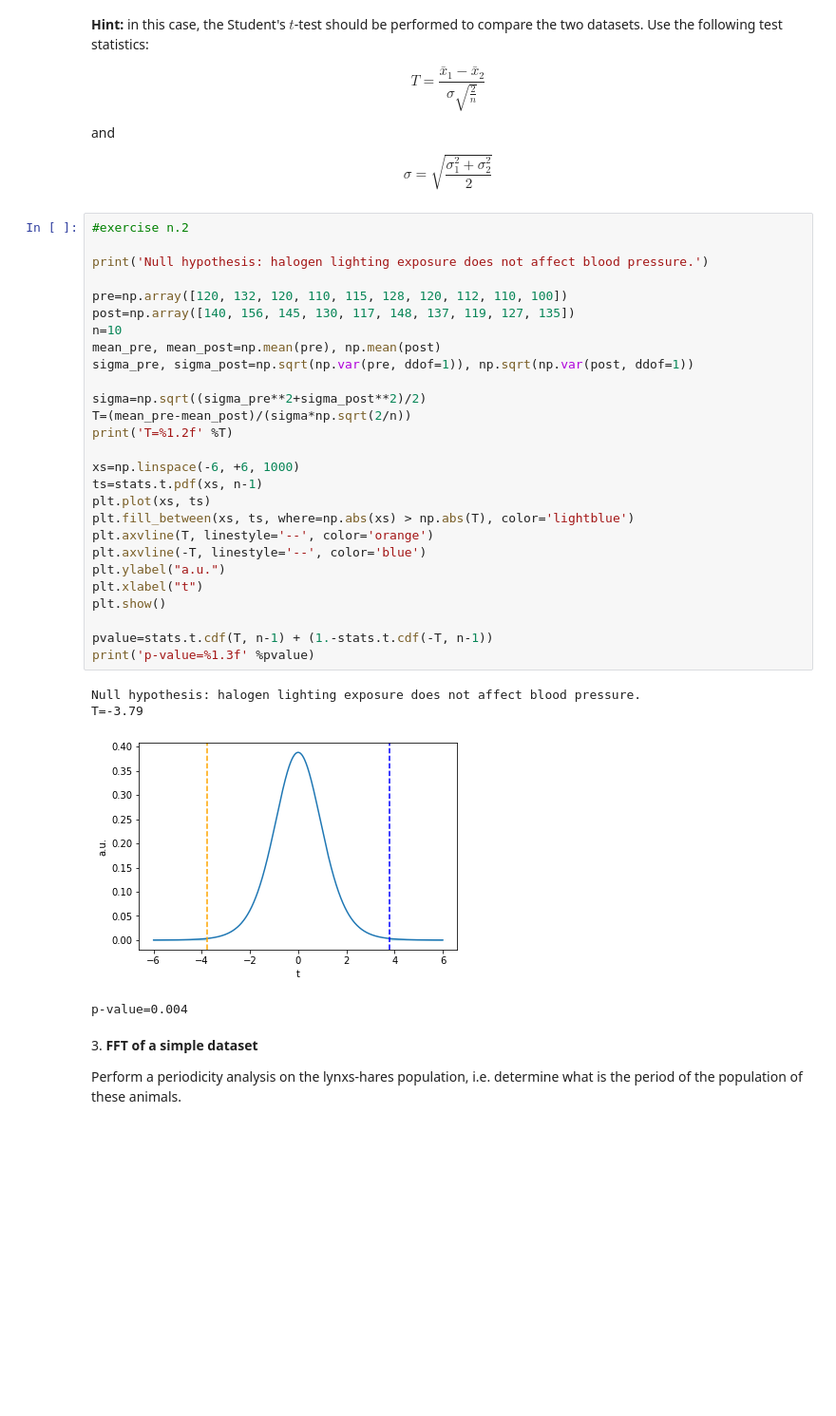
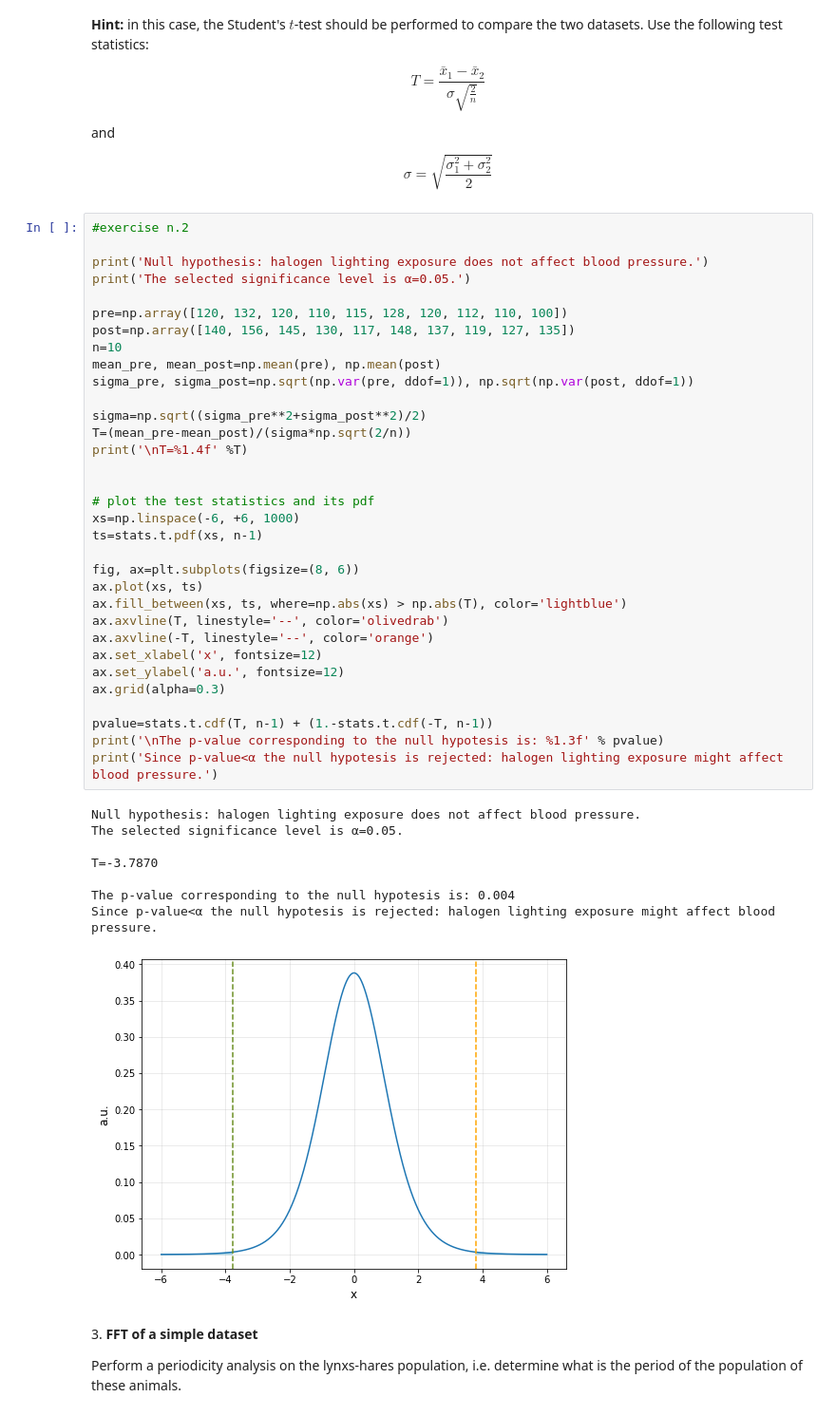
Before and after one commit to vittoriapv/HighLevelProgramming2021, a Jupyter notebook: 09ex_algorithms.ipynb, the cells around one changed output. Shown at 95% size. Saved outputs shown, nothing was run; the diff lists cells and outputs as text; blank space fills up the shorter version.

```diff
--- a/09ex_algorithms.ipynb
+++ b/09ex_algorithms.ipynb
@@ -54,35 +99,45 @@ $$\sigma = \sqrt{\frac{\sigma_1^2 + \sigma_2^2}{2}}$$
 # %%
 #exercise n.2
 
 print('Null hypothesis: halogen lighting exposure does not affect blood pressure.')
+print('The selected significance level is α=0.05.')
 
 pre=np.array([120, 132, 120, 110, 115, 128, 120, 112, 110, 100])
 post=np.array([140, 156, 145, 130, 117, 148, 137, 119, 127, 135])
 n=10
 mean_pre, mean_post=np.mean(pre), np.mean(post)
 sigma_pre, sigma_post=np.sqrt(np.var(pre, ddof=1)), np.sqrt(np.var(post, ddof=1))
 
 sigma=np.sqrt((sigma_pre**2+sigma_post**2)/2)
 T=(mean_pre-mean_post)/(sigma*np.sqrt(2/n))
-print('T=%1.2f' %T)
+print('\nT=%1.4f' %T)
 
+
+# plot the test statistics and its pdf
 xs=np.linspace(-6, +6, 1000)
 ts=stats.t.pdf(xs, n-1)
-plt.plot(xs, ts)
-plt.fill_between(xs, ts, where=np.abs(xs) > np.abs(T), color='lightblue')
-plt.axvline(T, linestyle='--', color='orange')
-plt.axvline(-T, linestyle='--', color='blue')
-plt.ylabel("a.u.")
-plt.xlabel("t")
-plt.show()
+
+fig, ax=plt.subplots(figsize=(8, 6))
+ax.plot(xs, ts)
+ax.fill_between(xs, ts, where=np.abs(xs) > np.abs(T), color='lightblue')
+ax.axvline(T, linestyle='--', color='olivedrab')
+ax.axvline(-T, linestyle='--', color='orange')
+ax.set_xlabel('x', fontsize=12)
+ax.set_ylabel('a.u.', fontsize=12)
+ax.grid(alpha=0.3)
 
 pvalue=stats.t.cdf(T, n-1) + (1.-stats.t.cdf(-T, n-1))
-print('p-value=%1.3f' %pvalue)
+print('\nThe p-value corresponding to the null hypotesis is: %1.3f' % pvalue)
+print('Since p-value<α the null hypotesis is rejected: halogen lighting exposure might affect blood pressure.')
 # %% [output]
 Null hypothesis: halogen lighting exposure does not affect blood pressure.
-T=-3.79
+The selected significance level is α=0.05.
+
+T=-3.7870
+
+The p-value corresponding to the null hypotesis is: 0.004
+Since p-value<α the null hypotesis is rejected: halogen lighting exposure might affect blood pressure.
-[figure, old version]
+[figure, new version]
-p-value=0.004
 # %% [markdown]
 3\. **FFT of a simple dataset**
 
```
Also changed, not shown: parts of 5 cells of this notebook.
